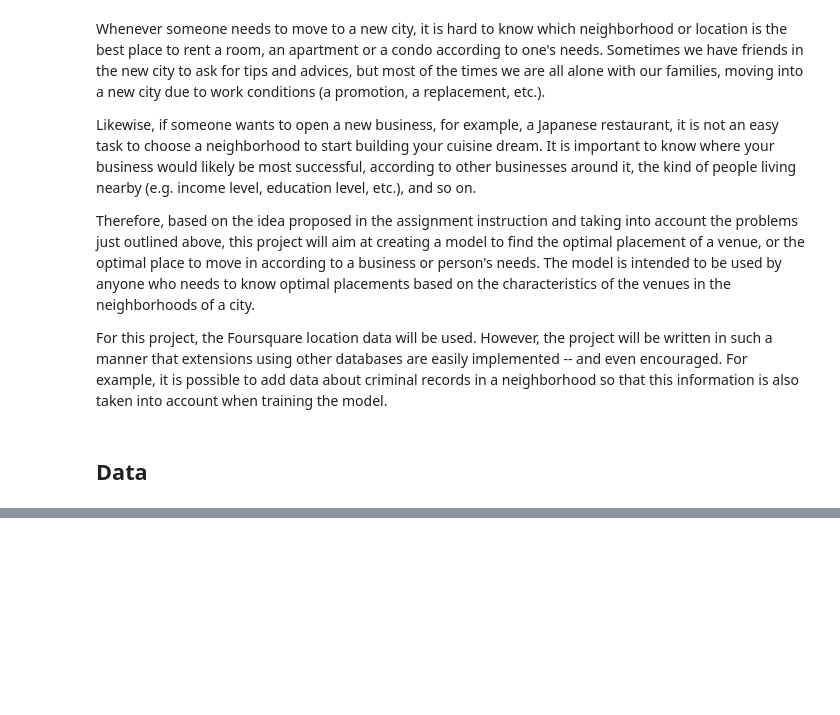
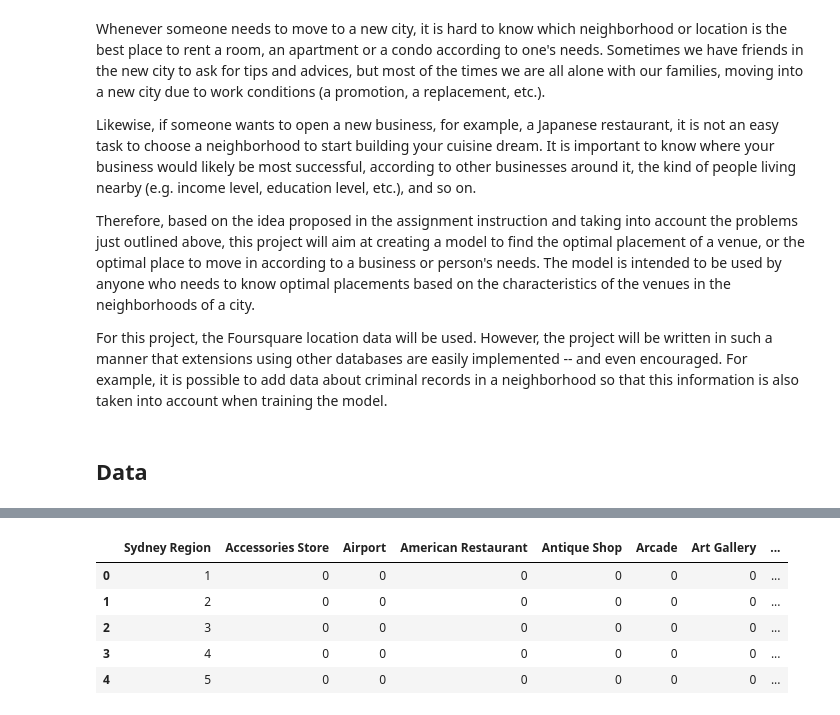
Before and after one commit to edauricio/Coursera_Capstone, a Jupyter notebook: final_IBM_project.ipynb, the cells around one changed output, grey strips where cells are left out. Saved outputs shown, nothing was run; the diff lists cells and outputs as text; code cells hidden in the pictures; blank space fills up the shorter version.

```diff
--- a/final_IBM_project.ipynb
+++ b/final_IBM_project.ipynb
@@ -19,0 +388,10 @@ With the information about venues around a given neighborhood, we then create a
+# %%
+regions_grouped = regions_onehot.groupby('Sydney Region').sum().reset_index()
+regions_grouped.head()
+# %% [output]
+|  | Sydney Region | Accessories Store | Airport | American Restaurant | Antique Shop | Arcade | Art Gallery | ... |
+| 0 | 1 | 0 | 0 | 0 | 0 | 0 | 0 | ... |
+| 1 | 2 | 0 | 0 | 0 | 0 | 0 | 0 | ... |
+| 2 | 3 | 0 | 0 | 0 | 0 | 0 | 0 | ... |
+| 3 | 4 | 0 | 0 | 0 | 0 | 0 | 0 | ... |
+| 4 | 5 | 0 | 0 | 0 | 0 | 0 | 0 | ... |
```
Also changed, not shown: parts of 61 cells of this notebook, 2 other files.
